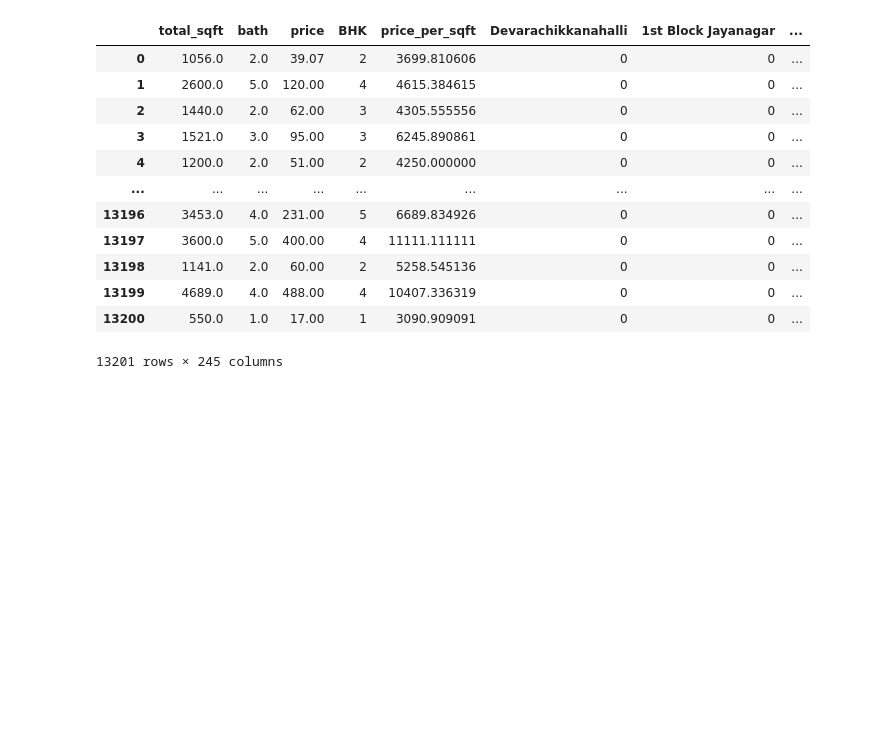
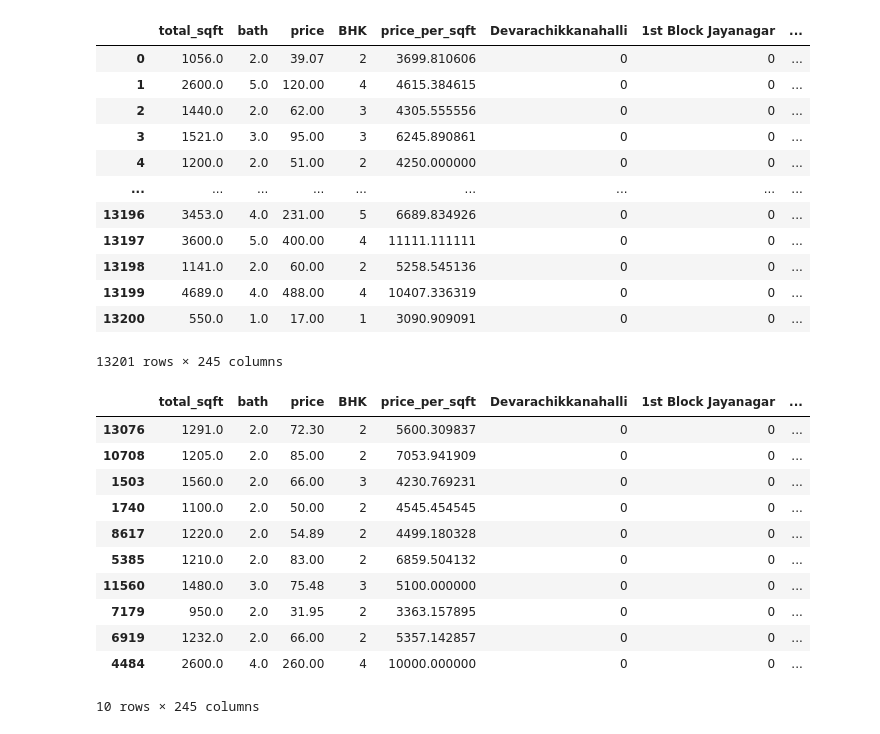
Before and after one commit to BKAPADIA04/Bangalore_House_Price_Prediction_Regression, a Jupyter notebook: code/feature_selection.ipynb, the cells around one changed output. Saved outputs shown, nothing was run; the diff lists cells and outputs as text; code cells hidden in the pictures; blank space fills up the shorter version.

```diff
--- a/code/feature_selection.ipynb
+++ b/code/feature_selection.ipynb
@@ -281,3 +281,18 @@ df
 13201 rows × 245 columns
 # %%
 df.to_csv('../datasets/df_after_one_hot_encoding.csv',index=False)
+# %%
+df.sample(10)
+# %% [output]
+|  | total_sqft | bath | price | BHK | price_per_sqft | Devarachikkanahalli | 1st Block Jayanagar | ... |
+| 13076 | 1291.0 | 2.0 | 72.30 | 2 | 5600.309837 | 0 | 0 | ... |
+| 10708 | 1205.0 | 2.0 | 85.00 | 2 | 7053.941909 | 0 | 0 | ... |
+| 1503 | 1560.0 | 2.0 | 66.00 | 3 | 4230.769231 | 0 | 0 | ... |
+| 1740 | 1100.0 | 2.0 | 50.00 | 2 | 4545.454545 | 0 | 0 | ... |
+| 8617 | 1220.0 | 2.0 | 54.89 | 2 | 4499.180328 | 0 | 0 | ... |
+| 5385 | 1210.0 | 2.0 | 83.00 | 2 | 6859.504132 | 0 | 0 | ... |
+| 11560 | 1480.0 | 3.0 | 75.48 | 3 | 5100.000000 | 0 | 0 | ... |
+| 7179 | 950.0 | 2.0 | 31.95 | 2 | 3363.157895 | 0 | 0 | ... |
+| 6919 | 1232.0 | 2.0 | 66.00 | 2 | 5357.142857 | 0 | 0 | ... |
+| 4484 | 2600.0 | 4.0 | 260.00 | 4 | 10000.000000 | 0 | 0 | ... |
+10 rows × 245 columns
```
Also changed, not shown: parts of 3 cells of this notebook, 1 other file.
